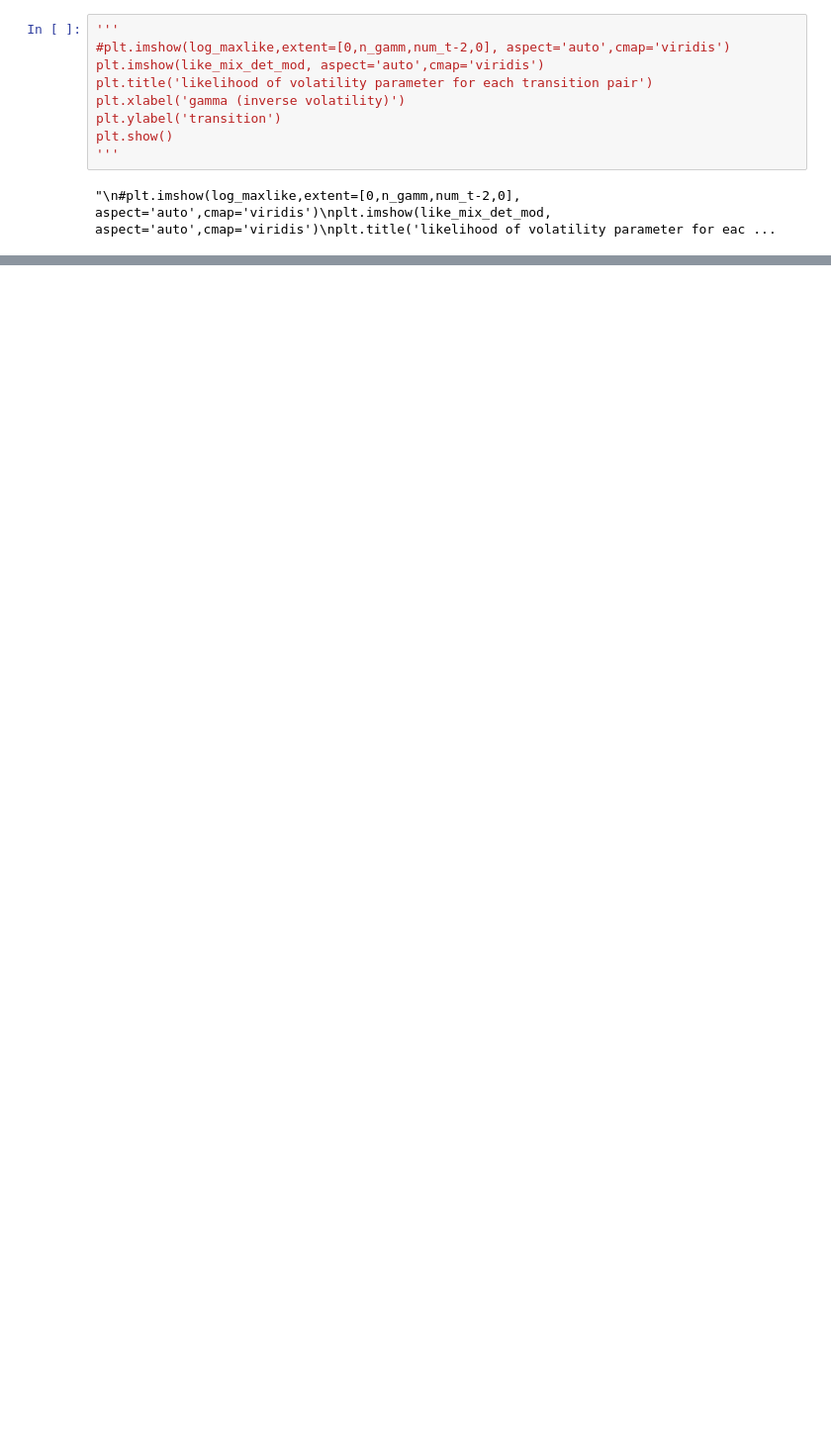
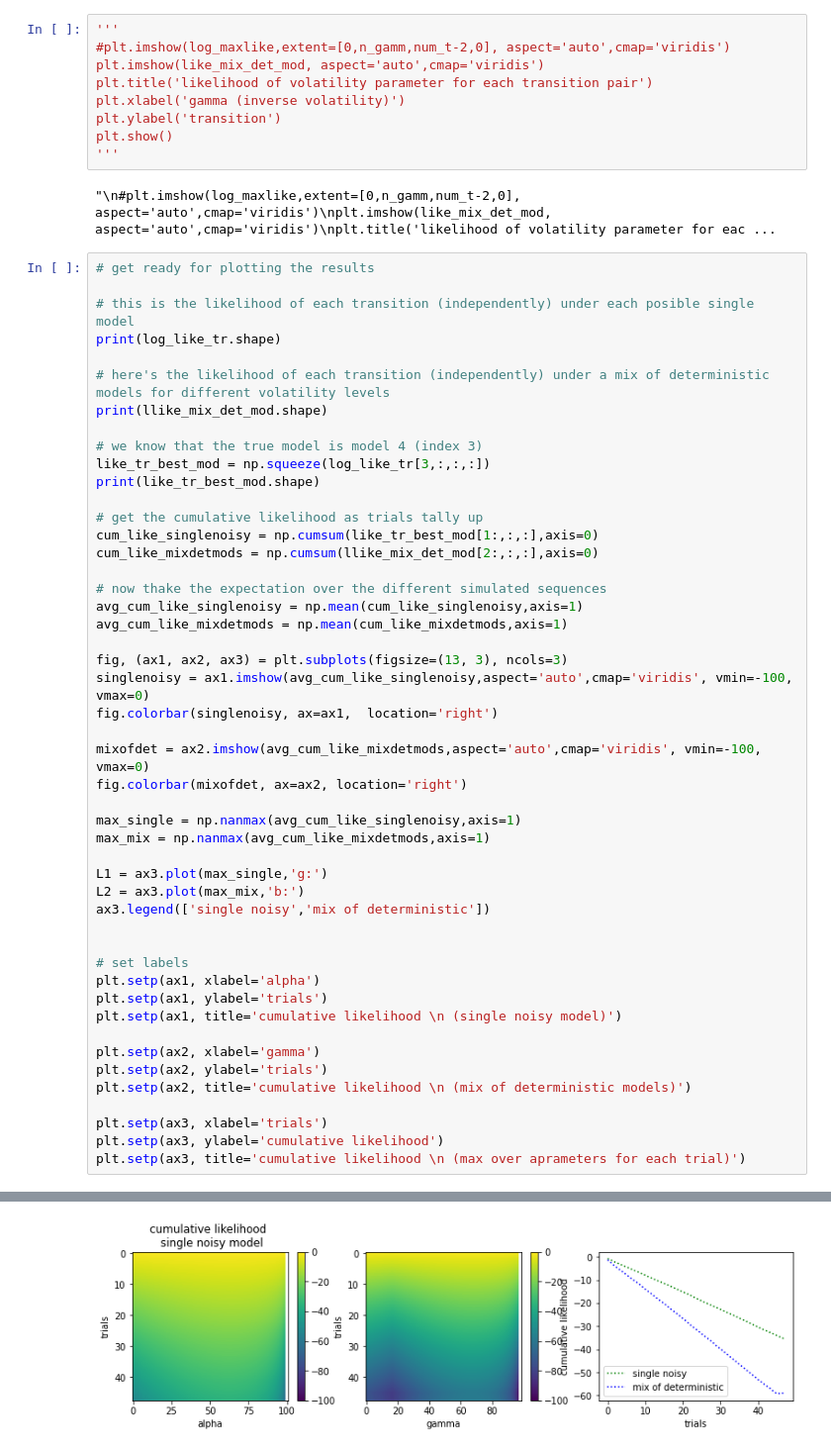
Before and after one commit to santiago-herce-castanon/MGM_simulations, a Jupyter notebook: MGM_Learning_tradeoff.ipynb, the cells around one changed output, grey strips where cells are left out. Shown at 99% size. Saved outputs shown, nothing was run; the diff lists cells and outputs as text; blank space fills up the shorter version.

```diff
--- a/MGM_Learning_tradeoff.ipynb
+++ b/MGM_Learning_tradeoff.ipynb
@@ -432,3 +373,52 @@ plt.show()
 '''
 # %% [output]
 "\n#plt.imshow(log_maxlike,extent=[0,n_gamm,num_t-2,0], aspect='auto',cmap='viridis')\nplt.imshow(like_mix_det_mod, aspect='auto',cmap='viridis')\nplt.title('likelihood of volatility parameter for eac ...
+# %%
+# get ready for plotting the results
+
+# this is the likelihood of each transition (independently) under each posible single model
+print(log_like_tr.shape)
+
+# here's the likelihood of each transition (independently) under a mix of deterministic models for different volatility levels
+print(llike_mix_det_mod.shape)
+
+# we know that the true model is model 4 (index 3)
+like_tr_best_mod = np.squeeze(log_like_tr[3,:,:,:])
+print(like_tr_best_mod.shape)
+
+# get the cumulative likelihood as trials tally up
+cum_like_singlenoisy = np.cumsum(like_tr_best_mod[1:,:,:],axis=0)
+cum_like_mixdetmods = np.cumsum(llike_mix_det_mod[2:,:,:],axis=0)
+
+# now thake the expectation over the different simulated sequences
+avg_cum_like_singlenoisy = np.mean(cum_like_singlenoisy,axis=1)
+avg_cum_like_mixdetmods = np.mean(cum_like_mixdetmods,axis=1)
+
+fig, (ax1, ax2, ax3) = plt.subplots(figsize=(13, 3), ncols=3)
+singlenoisy = ax1.imshow(avg_cum_like_singlenoisy,aspect='auto',cmap='viridis', vmin=-100, vmax=0)
+fig.colorbar(singlenoisy, ax=ax1,  location='right')
+
+mixofdet = ax2.imshow(avg_cum_like_mixdetmods,aspect='auto',cmap='viridis', vmin=-100, vmax=0)
+fig.colorbar(mixofdet, ax=ax2, location='right')
+
+max_single = np.nanmax(avg_cum_like_singlenoisy,axis=1)
+max_mix = np.nanmax(avg_cum_like_mixdetmods,axis=1)
+
+L1 = ax3.plot(max_single,'g:')
+L2 = ax3.plot(max_mix,'b:')
+ax3.legend(['single noisy','mix of deterministic'])
+
+
+# set labels
+plt.setp(ax1, xlabel='alpha')
+plt.setp(ax1, ylabel='trials')
+plt.setp(ax1, title='cumulative likelihood \n (single noisy model)')
+
+plt.setp(ax2, xlabel='gamma')
+plt.setp(ax2, ylabel='trials')
+plt.setp(ax2, title='cumulative likelihood \n (mix of deterministic models)')
+
+plt.setp(ax3, xlabel='trials')
+plt.setp(ax3, ylabel='cumulative likelihood')
+plt.setp(ax3, title='cumulative likelihood \n (max over aprameters for each trial)')
+# %% [output]
@@ -435,3 +429,4 @@ plt.show()
+[figure, added]
 # %%
 fig, ax = plt.subplots()
 ax.spines['right'].set_visible(False)
```
Also changed, not shown: parts of 19 cells of this notebook.
